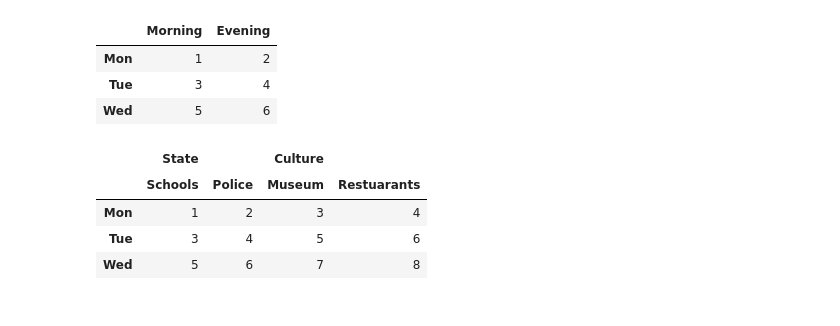
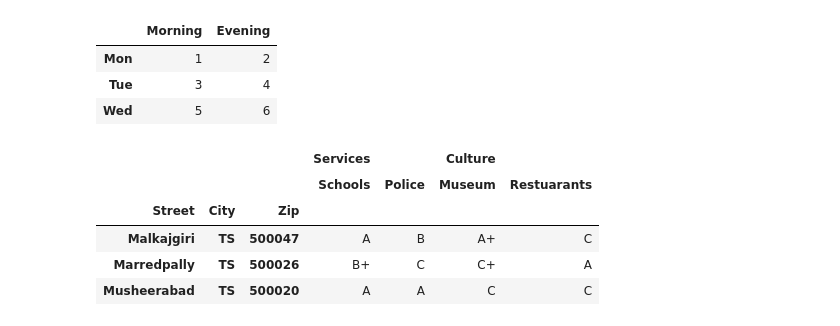
Before and after one commit to PK0438/data_analysis_class, a Jupyter notebook: Pandas_ActivityFile10.ipynb, the cells around one changed output. Drawn from its saved outputs; the diff is of its cells as text; code cells hidden in the pictures.

Commit message:
pandas practice with multi index dataframe and pivot tables

```diff
--- a/Pandas_ActivityFile10.ipynb
+++ b/Pandas_ActivityFile10.ipynb
@@ -21,23 +21,30 @@ pd.DataFrame(data=data, index=rows, columns=columns)
 | Wed | 5 | 6 |
 # %%
 columns_index = pd.MultiIndex.from_tuples([
-    ("State", "Schools"),
-    ("State", "Police"),
+    ("Services", "Schools"),
+    ("Services", "Police"),
     ("Culture", "Museum"),
     ("Culture", "Restuarants")
 ])
-rows = ["Mon", "Tue", "Wed"]
+
+row_index = pd.MultiIndex.from_tuples([
+    ("Malkajgiri", "TS", "500047"),
+    ("Marredpally", "TS", "500026"),
+    ("Musheerabad", "TS", "500020")
+])
+row_index.names = ["Street", "City", "Zip"]
 
 data = [
-    (1, 2, 3, 4),
-    (3, 4, 5, 6),
-    (5, 6, 7, 8)
+    ["A", "B", "A+", "C"],
+    ["B+", "C", "C+", "A"],
+    ["A", "A", "C", "C"]
 ]
 
-pd.DataFrame(data=data, index=rows, columns=columns_index)
+pd.DataFrame(data=data, index=row_index, columns=columns_index)
 # %% [output]
-|  | State |  | Culture |  |
-|  | Schools | Police | Museum | Restuarants |
-| Mon | 1 | 2 | 3 | 4 |
-| Tue | 3 | 4 | 5 | 6 |
-| Wed | 5 | 6 | 7 | 8 |
+|  |  |  | Services |  | Culture |  |
+|  |  |  | Schools | Police | Museum | Restuarants |
+| Street | City | Zip |  |  |  |  |
+| Malkajgiri | TS | 500047 | A | B | A+ | C |
+| Marredpally | TS | 500026 | B+ | C | C+ | A |
+| Musheerabad | TS | 500020 | A | A | C | C |
```
Also changed, not shown: parts of 29 cells of this notebook, 2 other files.
